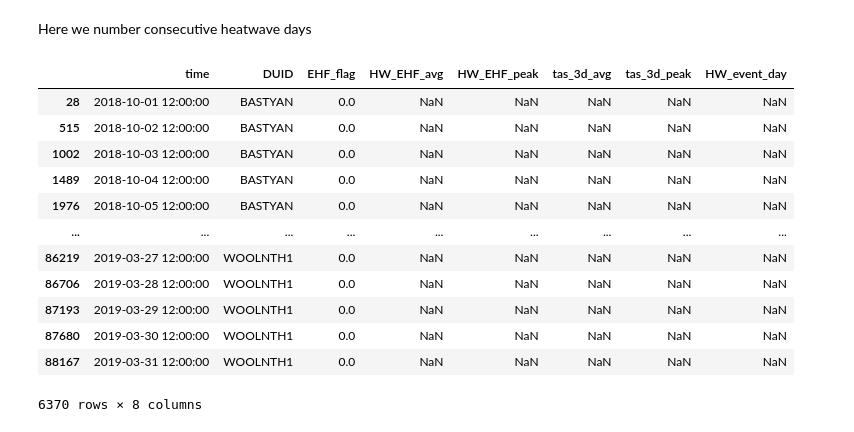
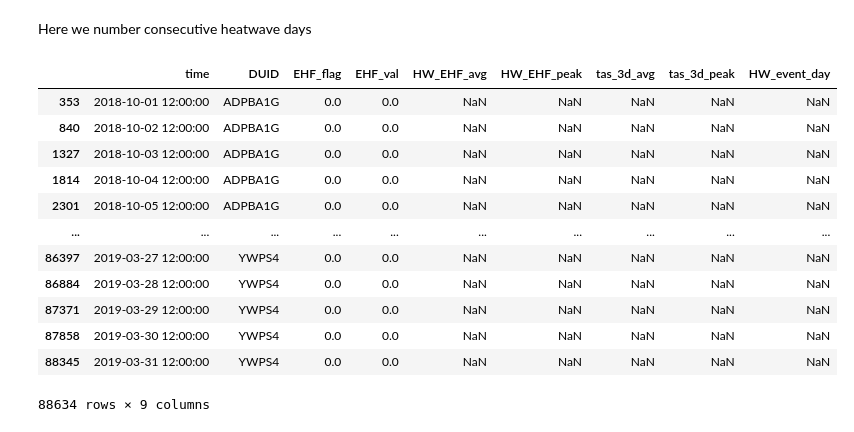
Before and after one commit to salpadorume/NEM_BARRA, a Jupyter notebook: create_ehf_tseries.ipynb, the cells around one changed output. Saved outputs shown, nothing was run; the diff lists cells and outputs as text; code cells hidden in the pictures.

```diff
--- a/create_ehf_tseries.ipynb
+++ b/create_ehf_tseries.ipynb
@@ -94,19 +151,3 @@ hw_info.to_csv(f"{write_path}/gen_hw_status.csv",
 # %%
 gen_df.to_csv('/g/data/ng72/ms5578/ID_HW_BARRA/data/preprocess/nmap.csv',
              index=False)
-# %%
-hw_info[hw_info['DUID'].isin(gen_df['duid'][gen_df['region']=="TAS1"])]
-# %% [output]
-|  | time | DUID | EHF_flag | HW_EHF_avg | HW_EHF_peak | tas_3d_avg | tas_3d_peak | HW_event_day |
-| 28 | 2018-10-01 12:00:00 | BASTYAN | 0.0 | NaN | NaN | NaN | NaN | NaN |
-| 515 | 2018-10-02 12:00:00 | BASTYAN | 0.0 | NaN | NaN | NaN | NaN | NaN |
-| 1002 | 2018-10-03 12:00:00 | BASTYAN | 0.0 | NaN | NaN | NaN | NaN | NaN |
-| 1489 | 2018-10-04 12:00:00 | BASTYAN | 0.0 | NaN | NaN | NaN | NaN | NaN |
-| 1976 | 2018-10-05 12:00:00 | BASTYAN | 0.0 | NaN | NaN | NaN | NaN | NaN |
-| ... | ... | ... | ... | ... | ... | ... | ... | ... |
-| 86219 | 2019-03-27 12:00:00 | WOOLNTH1 | 0.0 | NaN | NaN | NaN | NaN | NaN |
-| 86706 | 2019-03-28 12:00:00 | WOOLNTH1 | 0.0 | NaN | NaN | NaN | NaN | NaN |
-| 87193 | 2019-03-29 12:00:00 | WOOLNTH1 | 0.0 | NaN | NaN | NaN | NaN | NaN |
-| 87680 | 2019-03-30 12:00:00 | WOOLNTH1 | 0.0 | NaN | NaN | NaN | NaN | NaN |
-| 88167 | 2019-03-31 12:00:00 | WOOLNTH1 | 0.0 | NaN | NaN | NaN | NaN | NaN |
-6370 rows × 8 columns
@@ -206,0 +154,16 @@ hw_info[hw_info['DUID'].isin(gen_df['duid'][gen_df['region']=="TAS1"])]
+# %%
+hw_info
+# %% [output]
+|  | time | DUID | EHF_flag | EHF_val | HW_EHF_avg | HW_EHF_peak | tas_3d_avg | tas_3d_peak | HW_event_day |
+| 353 | 2018-10-01 12:00:00 | ADPBA1G | 0.0 | 0.0 | NaN | NaN | NaN | NaN | NaN |
+| 840 | 2018-10-02 12:00:00 | ADPBA1G | 0.0 | 0.0 | NaN | NaN | NaN | NaN | NaN |
+| 1327 | 2018-10-03 12:00:00 | ADPBA1G | 0.0 | 0.0 | NaN | NaN | NaN | NaN | NaN |
+| 1814 | 2018-10-04 12:00:00 | ADPBA1G | 0.0 | 0.0 | NaN | NaN | NaN | NaN | NaN |
+| 2301 | 2018-10-05 12:00:00 | ADPBA1G | 0.0 | 0.0 | NaN | NaN | NaN | NaN | NaN |
+| ... | ... | ... | ... | ... | ... | ... | ... | ... | ... |
+| 86397 | 2019-03-27 12:00:00 | YWPS4 | 0.0 | 0.0 | NaN | NaN | NaN | NaN | NaN |
+| 86884 | 2019-03-28 12:00:00 | YWPS4 | 0.0 | 0.0 | NaN | NaN | NaN | NaN | NaN |
+| 87371 | 2019-03-29 12:00:00 | YWPS4 | 0.0 | 0.0 | NaN | NaN | NaN | NaN | NaN |
+| 87858 | 2019-03-30 12:00:00 | YWPS4 | 0.0 | 0.0 | NaN | NaN | NaN | NaN | NaN |
+| 88345 | 2019-03-31 12:00:00 | YWPS4 | 0.0 | 0.0 | NaN | NaN | NaN | NaN | NaN |
+88634 rows × 9 columns
```
Also changed, not shown: parts of 2 cells of this notebook, 2 other files.
